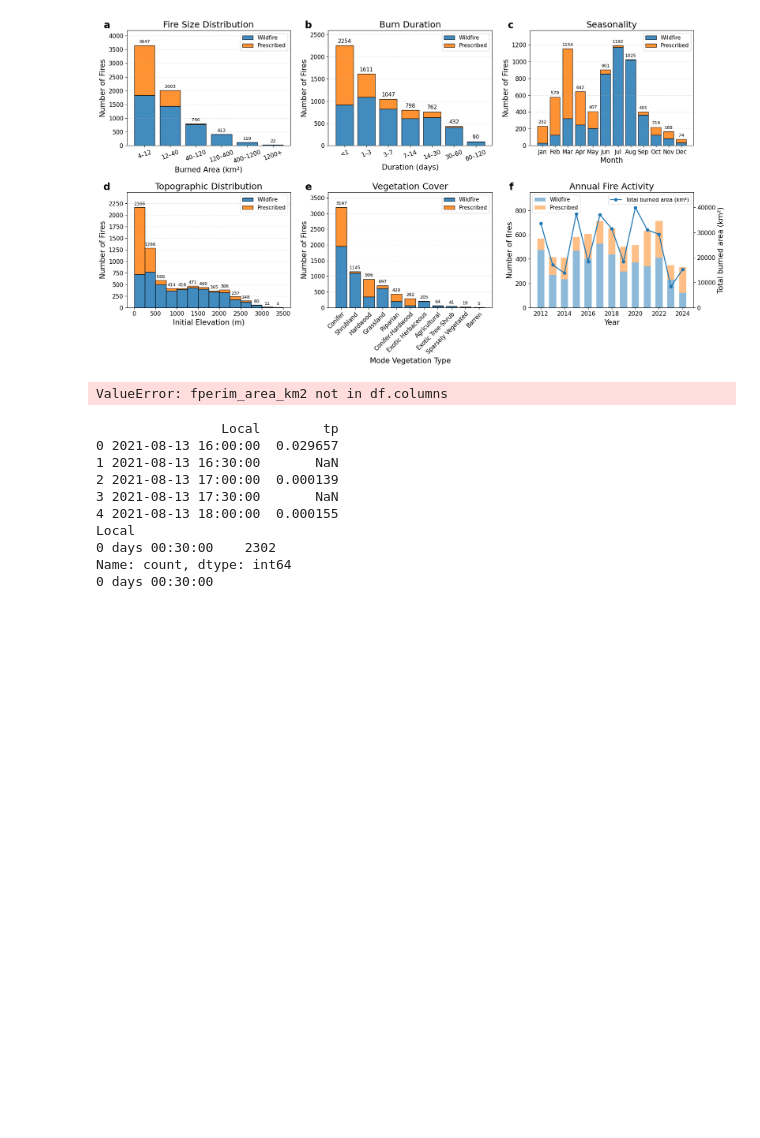
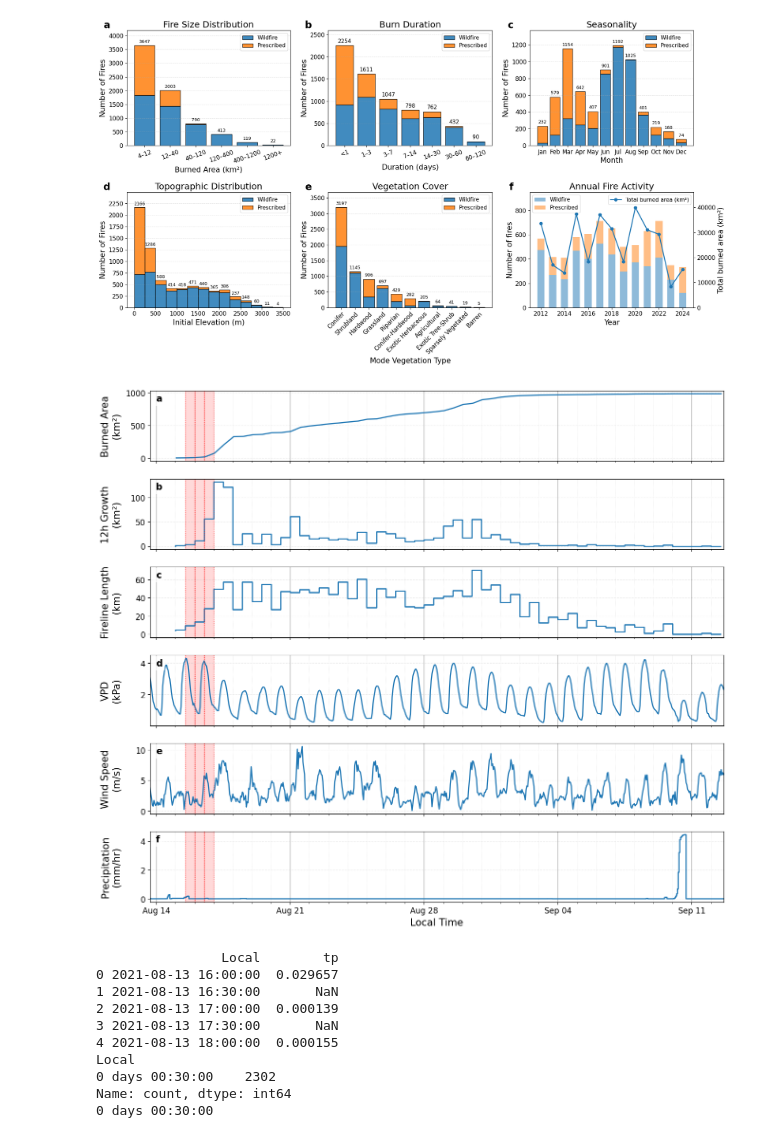
Before and after one commit to aryarksub/FireCube, a Jupyter notebook: src/util/vis_util/plots.ipynb, the cells around one changed output. Cells and saved outputs as stored; diff of their text form; code cells hidden in the pictures; blank space fills up the shorter version.

Commit message:
Fix make_linear and plotting scripts

```diff
--- a/src/util/vis_util/plots.ipynb
+++ b/src/util/vis_util/plots.ipynb
@@ -1092,7 +1092,6 @@ def _make_axis_converters(local_series: pd.Series, utc_series: pd.Series):
     return local2utc, utc2local
 
 csv_path = "sample_caldor_table.csv"
-csv_path = "/dfs10/jranders_lab2/users/camerms1/FireCube/output/sum_vis/CA3858612053820210815_CALDOR/data_table_CA3858612053820210815_CALDOR.csv"
 gpkg_path = "../../../inputData/Full_FEDS/2021/CA3858612053820210815.gpkg"
 
 # Load & sort
@@ -1260,34 +1259,34 @@ for ax in axes:
 plt.setp(ax_tp.get_xticklabels(), rotation=0, ha='center')
 
 for ax in axes:
     ax.yaxis.set_label_coords(-0.05, 0.5)
 
 shading_starts = [
     pd.Timestamp("2021-08-15 12:00:00"),
     pd.Timestamp("2021-08-16 00:00:00"),
     pd.Timestamp("2021-08-16 12:00:00")
 ]
 
 for start in shading_starts:
     end = start + pd.Timedelta(hours=12)
 
     for ax in axes:
         # Add the light red shaded area
         ax.axvspan(start, end, color='red', alpha=0.15, zorder=0)
 
         # Add the "bookend" dotted lines for precision
         ax.axvline(start, color='red', linestyle=':', linewidth=1, alpha=0.6)
         ax.axvline(end, color='red', linestyle=':', linewidth=1, alpha=0.6)
 
 for ax, label in zip(axes, ['a', 'b', 'c', 'd', 'e', 'f']):
     ax.text(0.01, 0.95, f"{label}", transform=ax.transAxes,
             fontsize=14, fontweight='bold', va='top', ha='left',
             bbox=dict(facecolor='white', alpha=0.7, edgecolor='none'))
 
 plt.savefig('caldor_timeseries.png', bbox_inches='tight', dpi=300)
 plt.show()
 # %% [output]
-ValueError: fperim_area_km2 not in df.columns
+[figure, added]
 # %%
 print(df[["Local", "tp"]].head())
 print(df["Local"].diff().value_counts().head())
```
Also changed, not shown: 3 other files.
